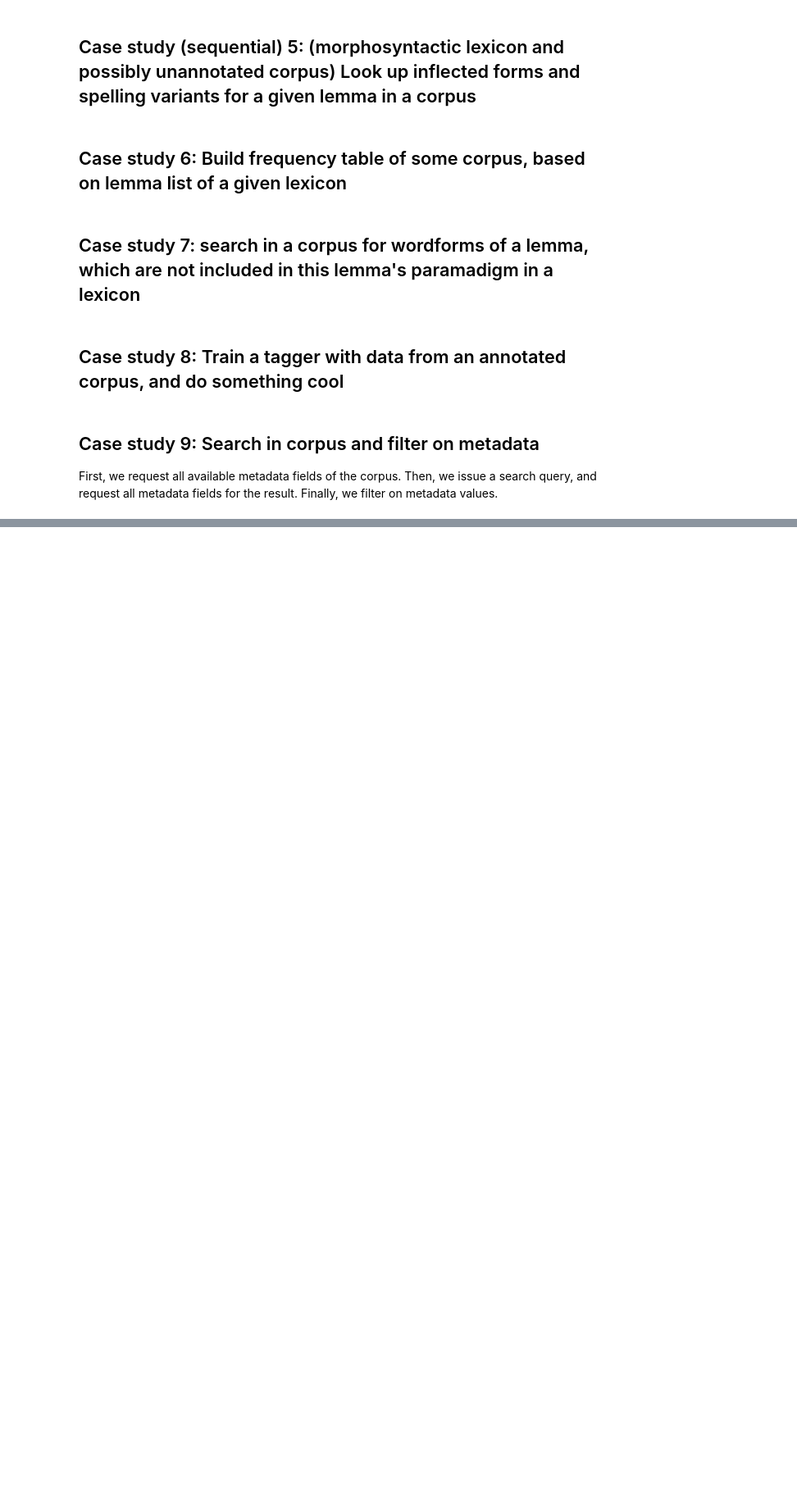
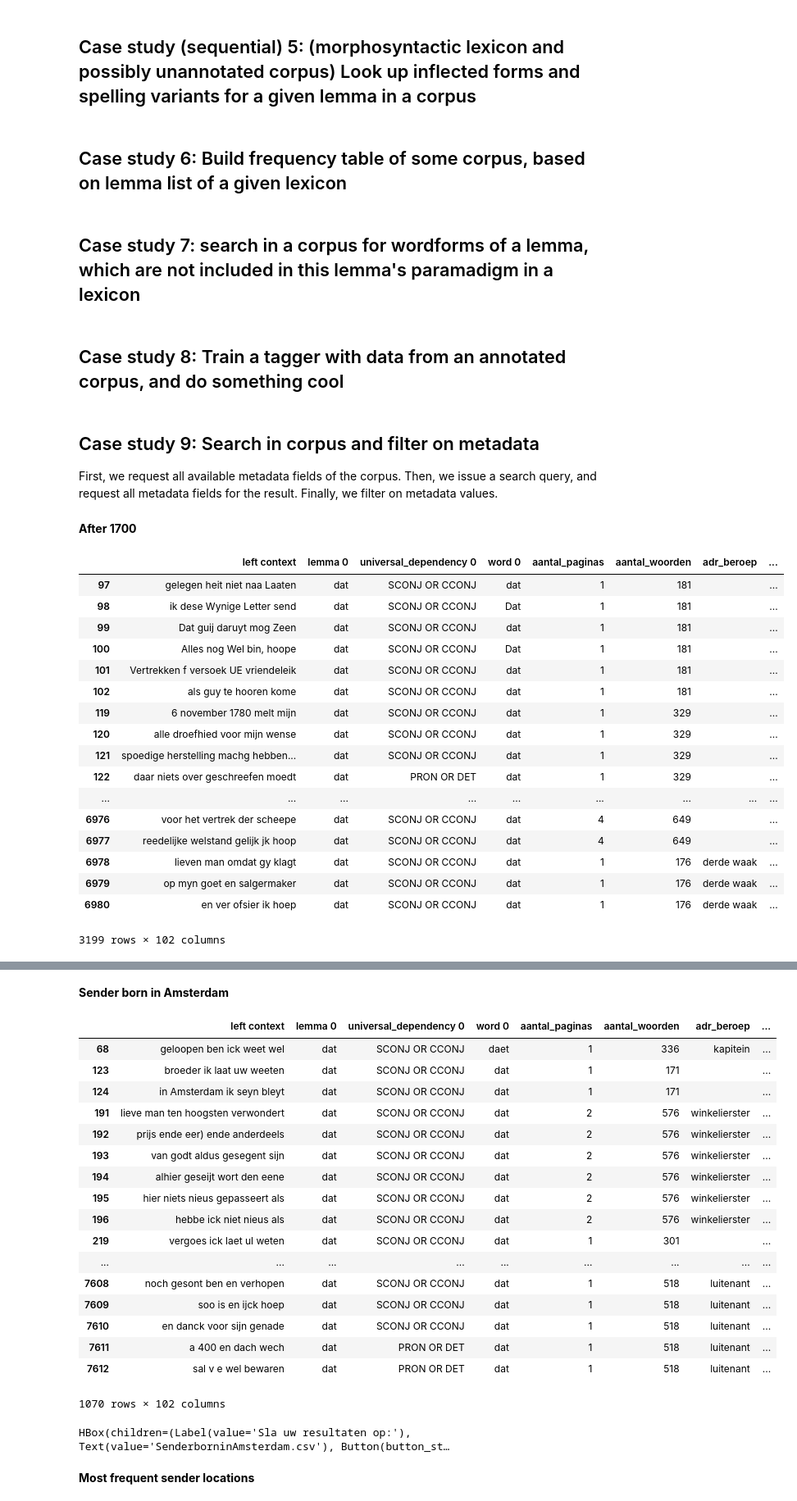
Before and after one commit to INL/chaining-search, a Jupyter notebook: Chaining search.ipynb, the cells around one changed output, grey strips where cells are left out. Shown at 82% size. Saved outputs shown, nothing was run; the diff lists cells and outputs as text; code cells hidden in the pictures; blank space fills up the shorter version.

Commit message:
Add property count function for df and finished case study 9

```diff
--- a/Chaining search.ipynb
+++ b/Chaining search.ipynb
@@ -769,6 +800,7 @@ from pathlib import Path
 from IPython.display import Javascript
 from IPython.core.display import display, HTML
 import matplotlib.pyplot as plt
+import re
 
 DEFAULT_QUERY = r'[lemma="boek" & pos="verb"]' #r'[lemma="boeken" pos="verb"]'
 DEFAULT_CORPUS = "chn"
@@ -823,7 +855,7 @@ def create_lexicon_ui():
     # Create UI elements
     searchWordField = widgets.Text(description="<b>Word:</b>", value=DEFAULT_SEARCHWORD)
     lexiconField = widgets.Dropdown(
-        options=['anw', 'celex', 'diamant', 'duelme', 'molex'],
+        options=AVAILABLE_LEXICA,
         value=DEFAULT_LEXICON,
         description='<b>Lexicon:</b>',
     )
@@ -840,7 +872,7 @@ def create_lexicon_ui():
     return searchWordField, lexiconField
 
 
-def create_save_dataframe_ui(df):
+def create_save_dataframe_ui(df,title=None):
     '''
     This function builds a GUI for saving the results of some lexicon or corpus query to a .csv file.
     One can use load_dataframe(filepath) to reload the results later on.
@@ -852,7 +884,11 @@ def create_save_dataframe_ui(df):
     '''
 
     # build ui for saving results
-    DEFAULT_FILENAME = 'mijn_resultaten.csv'
+    if title is not None:
+        title_alphanum = re.sub('[\W_]+', '', title)
+        DEFAULT_FILENAME = title_alphanum + ".csv"
+    else:
+        DEFAULT_FILENAME = 'mijn_resultaten.csv'
     saveResultsCaption = widgets.Label(value='Sla uw resultaten op:')
     fileNameField = widgets.Text(value=DEFAULT_FILENAME)
     savebutton = widgets.Button(
@@ -953,7 +989,7 @@ def display_df(df, columns=None, title=None, mode='table'):
         display(df_display)
 
     # eventually, give UI to save data
-    create_save_dataframe_ui(df_display)
+    create_save_dataframe_ui(df_display, title)
 # %% [markdown]
 ## Library functions: Queries
 # %%
@@ -1685,23 +1727,42 @@ print(tagged_sentence)
 First, we request all available metadata fields of the corpus. Then, we issue a search query, and request all metadata fields for the result. Finally, we filter on metadata values.
 # %%
 corpus_name="zeebrieven"
-query=r'[lemma="boek"]'
+query=r'[lemma="dat"]'
 # Request all metadata fields from corpus
-fields = get_available_metadata("corpus", corpus_name)
+fields = get_available_metadata(corpus_name)
 # Perform query and ask all metadata
 df_corpus = search_corpus(query, corpus_name, extra_fields_doc=fields["document"])
 
-# All results
-display_df(df_corpus, title="All results:")
-
 # Filter on year: > 1700
 df_filter_year = df_corpus[df_corpus["witnessYear_from"].astype('int32') > 1700]
-display_df(df_filter_year, title="After 1700:")
+display_df(df_filter_year, title="After 1700")
 
-# Filter on sender birth place Leiden
-#condition = filter_condition(df_corpus, column="afz_geb_plaats", method="contains_regex", regex_or_set="Leiden")
-#df_filter_place = df_corpus[ condition ]
-#display_df(df_filter_place, title="Sender born in Leiden:")
+# Filter on sender birth place Amsterdam
+condition = filter_condition(df_corpus, column="afz_geb_plaats", method="contains_regex", regex_or_set="Amsterdam")
+df_filter_place = df_corpus[ condition ]
+display_df(df_filter_place, title="Sender born in Amsterdam")
+
 
 # Group by birth place
-display_df(df_corpus.groupby("adr_loc_plaats").size())
+df = property_freq(df_corpus,"afz_loc_plaats")
+display_df(df, title="Most frequent sender locations")
+# %% [output]
+After 1700
+|  | left context | lemma 0 | universal_dependency 0 | word 0 | aantal_paginas | aantal_woorden | adr_beroep | ... |
+| 97 | gelegen heit niet naa Laaten | dat | SCONJ OR CCONJ | dat | 1 | 181 |  | ... |
+| 98 | ik dese Wynige Letter send | dat | SCONJ OR CCONJ | Dat | 1 | 181 |  | ... |
+| 99 | Dat guij daruyt mog Zeen | dat | SCONJ OR CCONJ | dat | 1 | 181 |  | ... |
+| 100 | Alles nog Wel bin, hoope | dat | SCONJ OR CCONJ | Dat | 1 | 181 |  | ... |
+| 101 | Vertrekken f versoek UE vriendeleik | dat | SCONJ OR CCONJ | dat | 1 | 181 |  | ... |
+| 102 | als guy te hooren kome | dat | SCONJ OR CCONJ | dat | 1 | 181 |  | ... |
+| 119 | 6 november 1780 melt mijn | dat | SCONJ OR CCONJ | dat | 1 | 329 |  | ... |
+| 120 | alle droefhied voor mijn wense | dat | SCONJ OR CCONJ | dat | 1 | 329 |  | ... |
+| 121 | spoedige herstelling machg hebben... | dat | SCONJ OR CCONJ | dat | 1 | 329 |  | ... |
+| 122 | daar niets over geschreefen moedt | dat | PRON OR DET | dat | 1 | 329 |  | ... |
+| ... | ... | ... | ... | ... | ... | ... | ... | ... |
+| 6976 | voor het vertrek der scheepe | dat | SCONJ OR CCONJ | dat | 4 | 649 |  | ... |
+| 6977 | reedelijke welstand gelijk jk hoop | dat | SCONJ OR CCONJ | dat | 4 | 649 |  | ... |
+| 6978 | lieven man omdat gy klagt | dat | SCONJ OR CCONJ | dat | 1 | 176 | derde waak | ... |
+| 6979 | op myn goet en salgermaker | dat | SCONJ OR CCONJ | dat | 1 | 176 | derde waak | ... |
+| 6980 | en ver ofsier ik hoep | dat | SCONJ OR CCONJ | dat | 1 | 176 | derde waak | ... |
+3199 rows × 102 columns
@@ -1707,0 +1770,21 @@ display_df(df_corpus.groupby("adr_loc_plaats").size())
+Sender born in Amsterdam
+|  | left context | lemma 0 | universal_dependency 0 | word 0 | aantal_paginas | aantal_woorden | adr_beroep | ... |
+| 68 | geloopen ben ick weet wel | dat | SCONJ OR CCONJ | daet | 1 | 336 | kapitein | ... |
+| 123 | broeder ik laat uw weeten | dat | SCONJ OR CCONJ | dat | 1 | 171 |  | ... |
+| 124 | in Amsterdam ik seyn bleyt | dat | SCONJ OR CCONJ | dat | 1 | 171 |  | ... |
+| 191 | lieve man ten hoogsten verwondert | dat | SCONJ OR CCONJ | dat | 2 | 576 | winkelierster | ... |
+| 192 | prijs ende eer) ende anderdeels | dat | SCONJ OR CCONJ | dat | 2 | 576 | winkelierster | ... |
+| 193 | van godt aldus gesegent sijn | dat | SCONJ OR CCONJ | dat | 2 | 576 | winkelierster | ... |
+| 194 | alhier geseijt wort den eene | dat | SCONJ OR CCONJ | dat | 2 | 576 | winkelierster | ... |
+| 195 | hier niets nieus gepasseert als | dat | SCONJ OR CCONJ | dat | 2 | 576 | winkelierster | ... |
+| 196 | hebbe ick niet nieus als | dat | SCONJ OR CCONJ | dat | 2 | 576 | winkelierster | ... |
+| 219 | vergoes ick laet ul weten | dat | SCONJ OR CCONJ | dat | 1 | 301 |  | ... |
+| ... | ... | ... | ... | ... | ... | ... | ... | ... |
+| 7608 | noch gesont ben en verhopen | dat | SCONJ OR CCONJ | dat | 1 | 518 | luitenant | ... |
+| 7609 | soo is en ijck hoep | dat | SCONJ OR CCONJ | dat | 1 | 518 | luitenant | ... |
+| 7610 | en danck voor sijn genade | dat | SCONJ OR CCONJ | dat | 1 | 518 | luitenant | ... |
+| 7611 | a 400 en dach wech | dat | PRON OR DET | dat | 1 | 518 | luitenant | ... |
+| 7612 | sal v e wel bewaren | dat | PRON OR DET | dat | 1 | 518 | luitenant | ... |
+1070 rows × 102 columns
+HBox(children=(Label(value='Sla uw resultaten op:'), Text(value='SenderborninAmsterdam.csv'), Button(button_st…
+Most frequent sender locations
```
Also changed, not shown: parts of 5 cells of this notebook.
